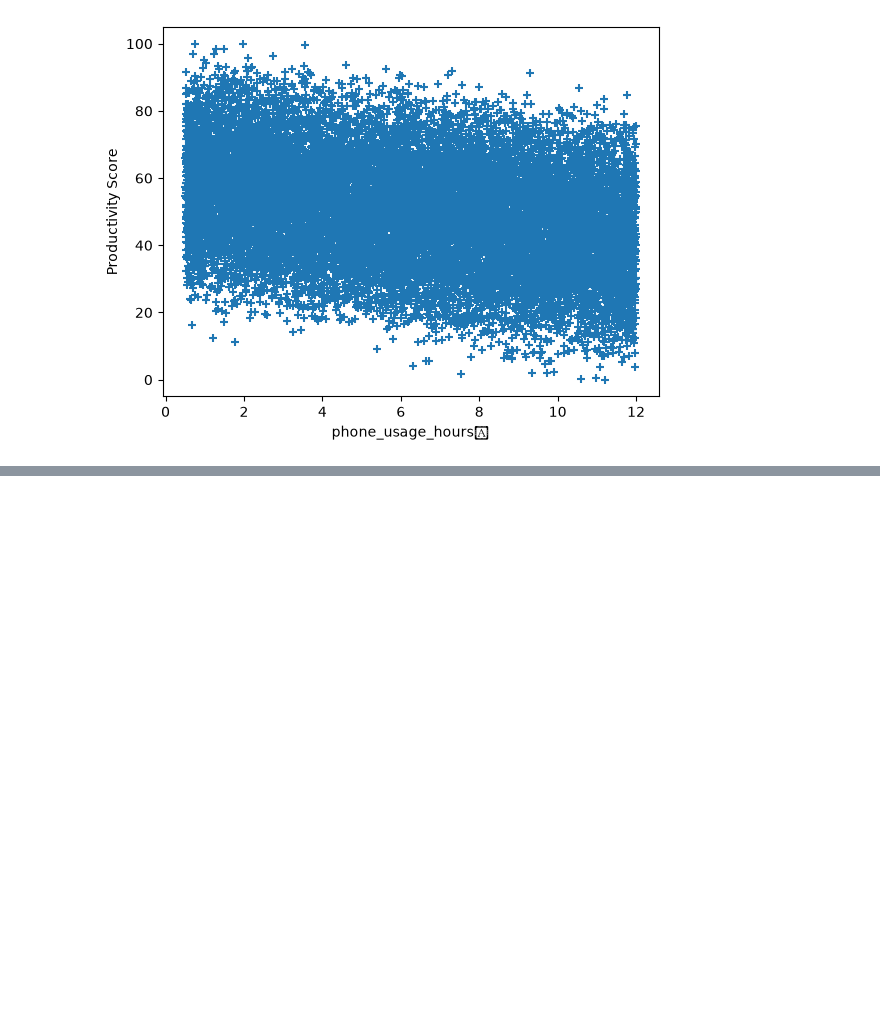
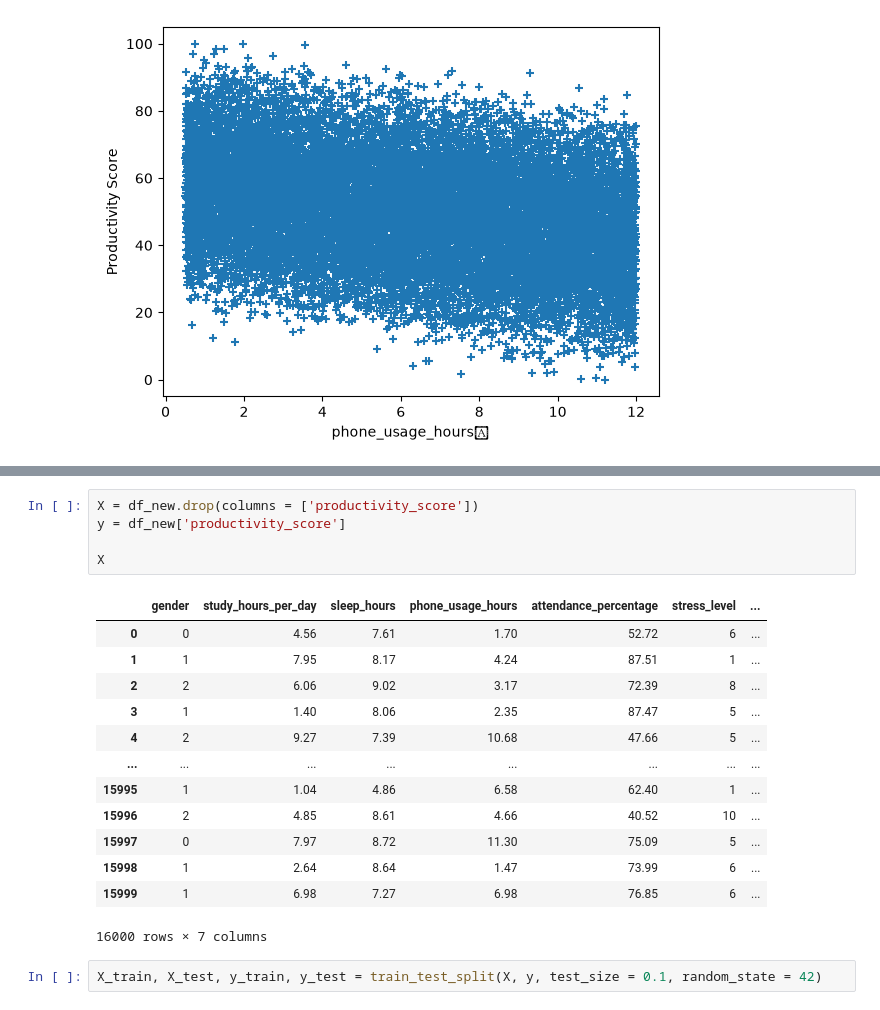
Before and after one commit to Kiyana2/Machine-Learning-Lab, a Jupyter notebook: Fast_API/Student_Productivity_prediction/Student_productivity.ipynb, the cells around one changed output, grey strips where cells are left out. Drawn from its saved outputs; the diff is of its cells as text; blank space fills up the shorter version.

```diff
--- a/Fast_API/Student_Productivity_prediction/Student_productivity.ipynb
+++ b/Fast_API/Student_Productivity_prediction/Student_productivity.ipynb
@@ -184,0 +277,21 @@ for i in df.columns:
+# %%
+X = df_new.drop(columns = ['productivity_score'])
+y = df_new['productivity_score']
+
+X
+# %% [output]
+|  | gender | study_hours_per_day | sleep_hours | phone_usage_hours | attendance_percentage | stress_level | ... |
+| 0 | 0 | 4.56 | 7.61 | 1.70 | 52.72 | 6 | ... |
+| 1 | 1 | 7.95 | 8.17 | 4.24 | 87.51 | 1 | ... |
+| 2 | 2 | 6.06 | 9.02 | 3.17 | 72.39 | 8 | ... |
+| 3 | 1 | 1.40 | 8.06 | 2.35 | 87.47 | 5 | ... |
+| 4 | 2 | 9.27 | 7.39 | 10.68 | 47.66 | 5 | ... |
+| ... | ... | ... | ... | ... | ... | ... | ... |
+| 15995 | 1 | 1.04 | 4.86 | 6.58 | 62.40 | 1 | ... |
+| 15996 | 2 | 4.85 | 8.61 | 4.66 | 40.52 | 10 | ... |
+| 15997 | 0 | 7.97 | 8.72 | 11.30 | 75.09 | 5 | ... |
+| 15998 | 1 | 2.64 | 8.64 | 1.47 | 73.99 | 6 | ... |
+| 15999 | 1 | 6.98 | 7.27 | 6.98 | 76.85 | 6 | ... |
+16000 rows × 7 columns
+# %%
+X_train, X_test, y_train, y_test = train_test_split(X, y, test_size = 0.1, random_state = 42)
```
Also changed, not shown: parts of 17 cells of this notebook, 2 other files.
